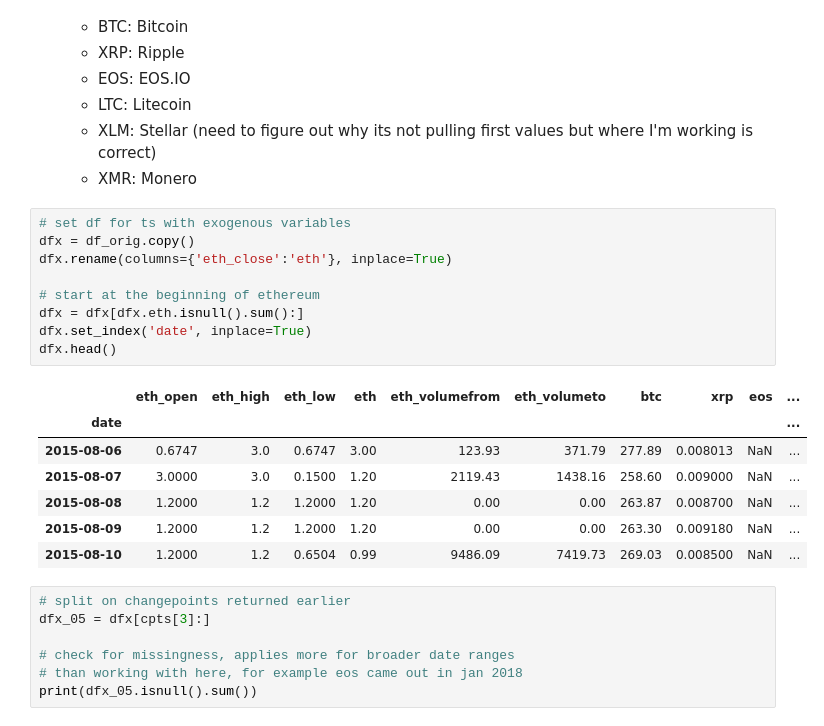
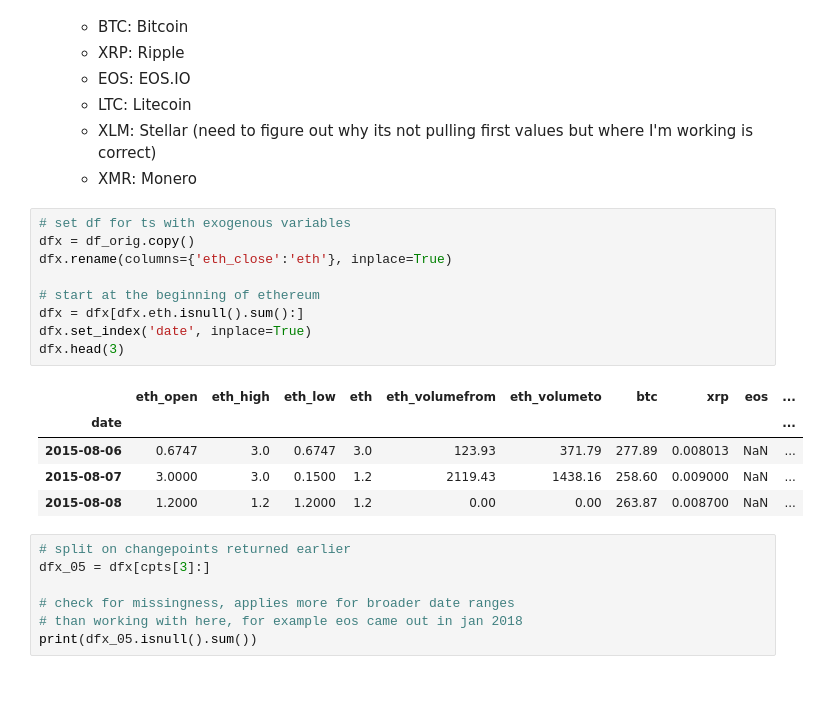
Before and after one commit to brianmcguckin/thinkful_unit_06_specializations, a Jupyter notebook: eth_ts.ipynb, the cells around one changed output. Drawn from its saved outputs; the diff is of its cells as text; blank space fills up the shorter version.

```diff
--- a/eth_ts.ipynb
+++ b/eth_ts.ipynb
@@ -490,20 +441,18 @@ plt.show()
 # %%
 # set df for ts with exogenous variables
 dfx = df_orig.copy()
 dfx.rename(columns={'eth_close':'eth'}, inplace=True)
 
 # start at the beginning of ethereum
 dfx = dfx[dfx.eth.isnull().sum():]
 dfx.set_index('date', inplace=True)
-dfx.head()
+dfx.head(3)
 # %% [output]
 |  | eth_open | eth_high | eth_low | eth | eth_volumefrom | eth_volumeto | btc | xrp | eos | ... |
 | date |  |  |  |  |  |  |  |  |  | ... |
-| 2015-08-06 | 0.6747 | 3.0 | 0.6747 | 3.00 | 123.93 | 371.79 | 277.89 | 0.008013 | NaN | ... |
-| 2015-08-07 | 3.0000 | 3.0 | 0.1500 | 1.20 | 2119.43 | 1438.16 | 258.60 | 0.009000 | NaN | ... |
-| 2015-08-08 | 1.2000 | 1.2 | 1.2000 | 1.20 | 0.00 | 0.00 | 263.87 | 0.008700 | NaN | ... |
-| 2015-08-09 | 1.2000 | 1.2 | 1.2000 | 1.20 | 0.00 | 0.00 | 263.30 | 0.009180 | NaN | ... |
-| 2015-08-10 | 1.2000 | 1.2 | 0.6504 | 0.99 | 9486.09 | 7419.73 | 269.03 | 0.008500 | NaN | ... |
+| 2015-08-06 | 0.6747 | 3.0 | 0.6747 | 3.0 | 123.93 | 371.79 | 277.89 | 0.008013 | NaN | ... |
+| 2015-08-07 | 3.0000 | 3.0 | 0.1500 | 1.2 | 2119.43 | 1438.16 | 258.60 | 0.009000 | NaN | ... |
+| 2015-08-08 | 1.2000 | 1.2 | 1.2000 | 1.2 | 0.00 | 0.00 | 263.87 | 0.008700 | NaN | ... |
 # %%
 # split on changepoints returned earlier
 dfx_05 = dfx[cpts[3]:]
```
Also changed, not shown: parts of 24 cells of this notebook.
